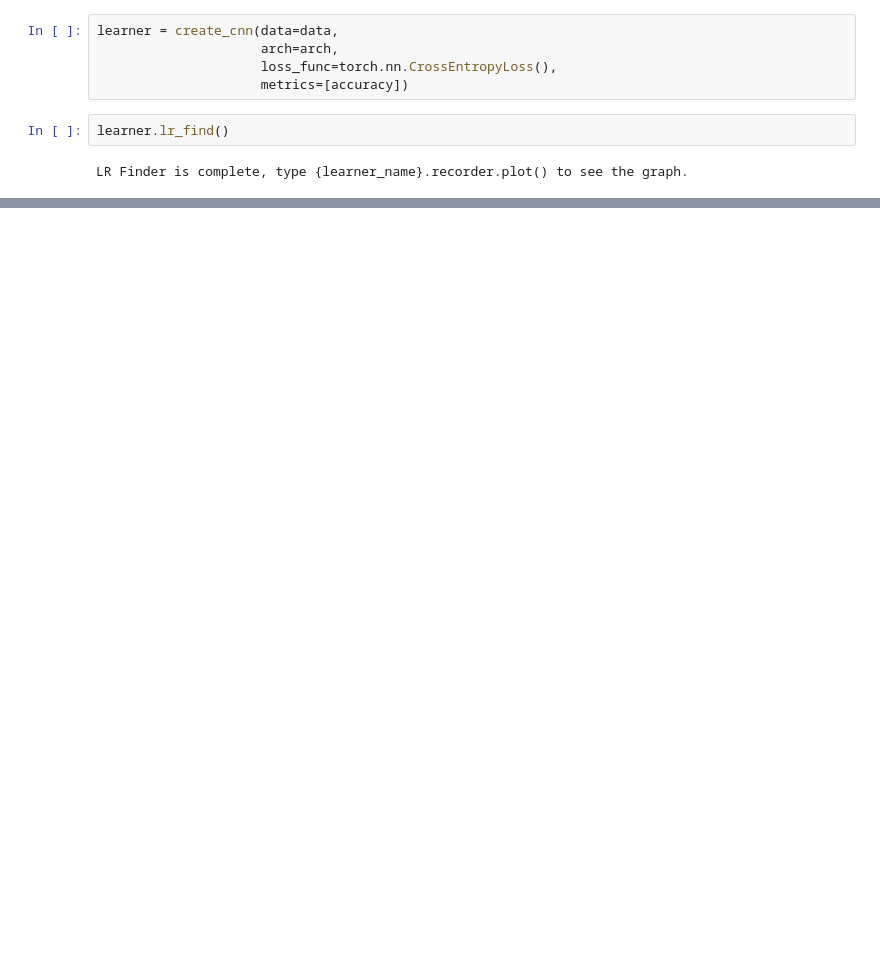
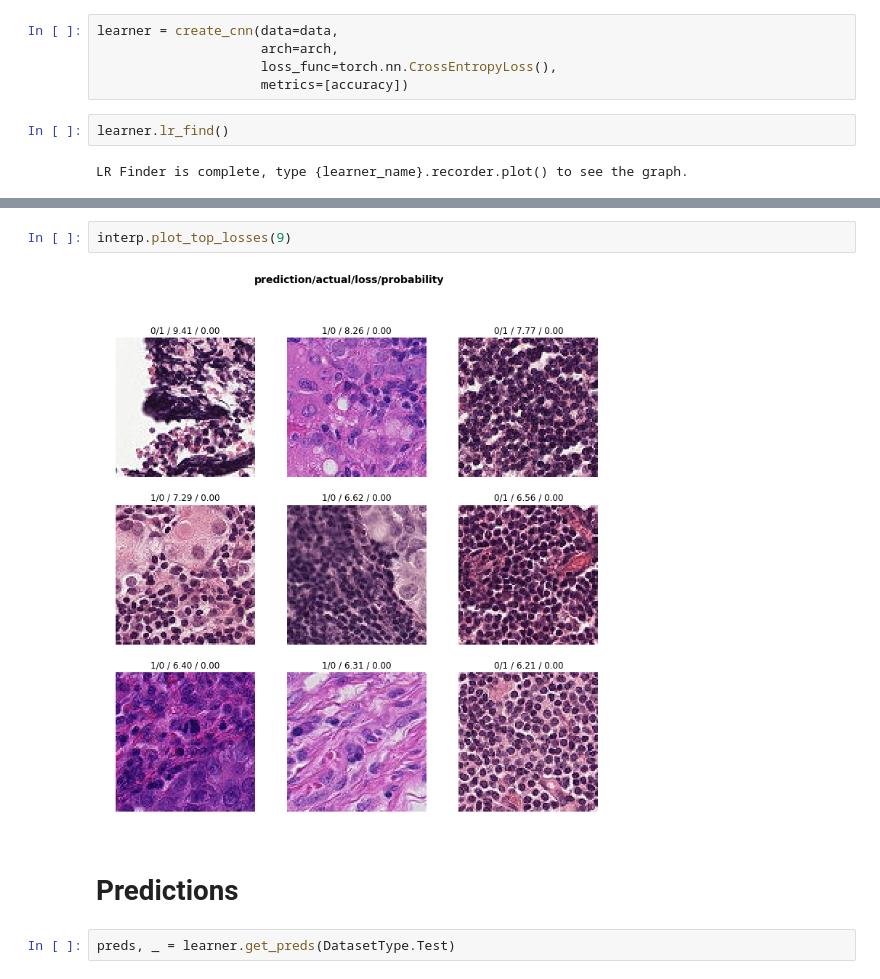
Before and after one commit to ChristophNeuner/Histopathologic-Cancer-Detection, a Jupyter notebook: hcd.ipynb, the cells around one changed output, grey strips where cells are left out. Saved outputs shown, nothing was run; the diff lists cells and outputs as text; blank space fills up the shorter version.

```diff
--- a/hcd.ipynb
+++ b/hcd.ipynb
@@ -73,0 +104,8 @@ learner.fit_one_cycle(5, slice(lr))
+# %%
+interp.plot_top_losses(9)
+# %% [output]
+[figure, added]
+# %% [markdown]
+# Predictions
+# %%
+preds, _ = learner.get_preds(DatasetType.Test)
```
Also changed, not shown: parts of 21 cells of this notebook.
